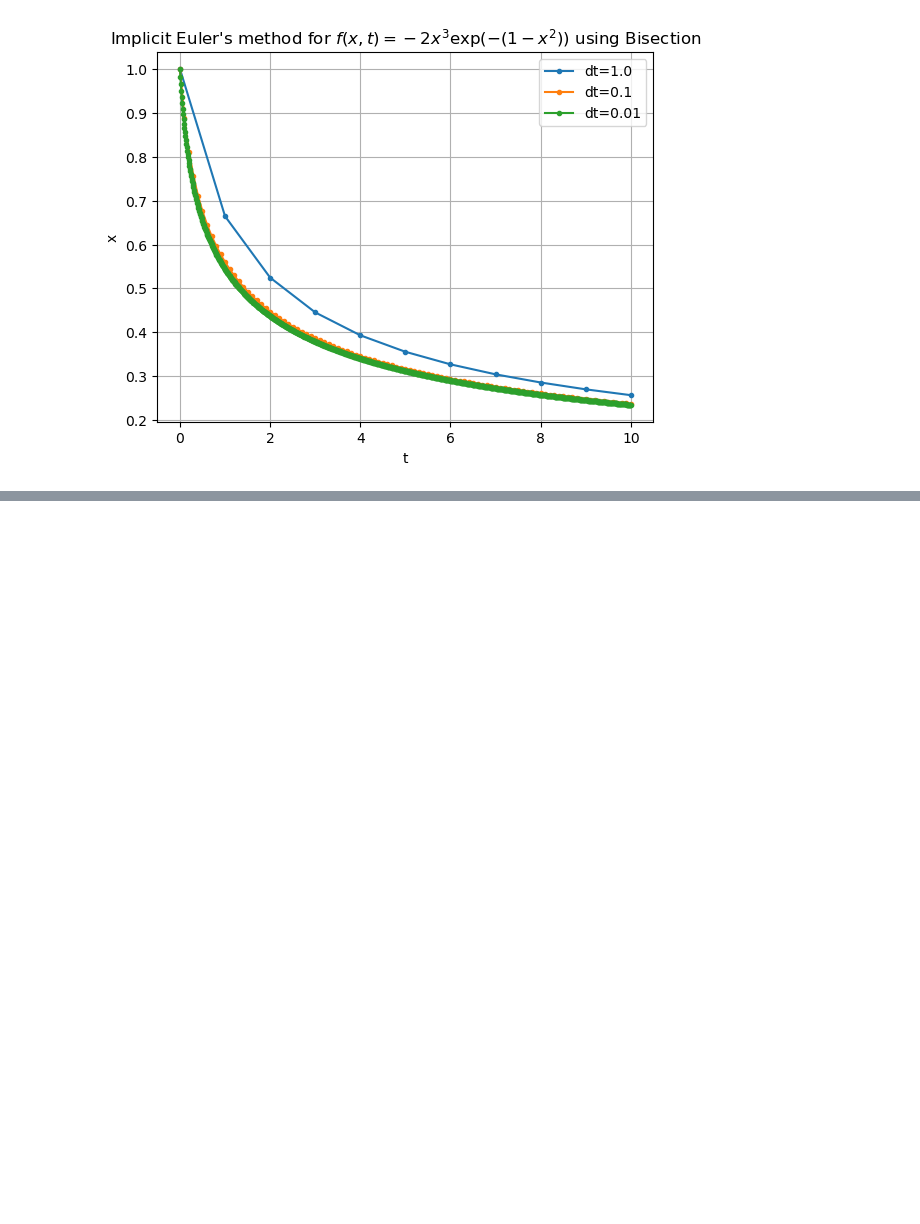
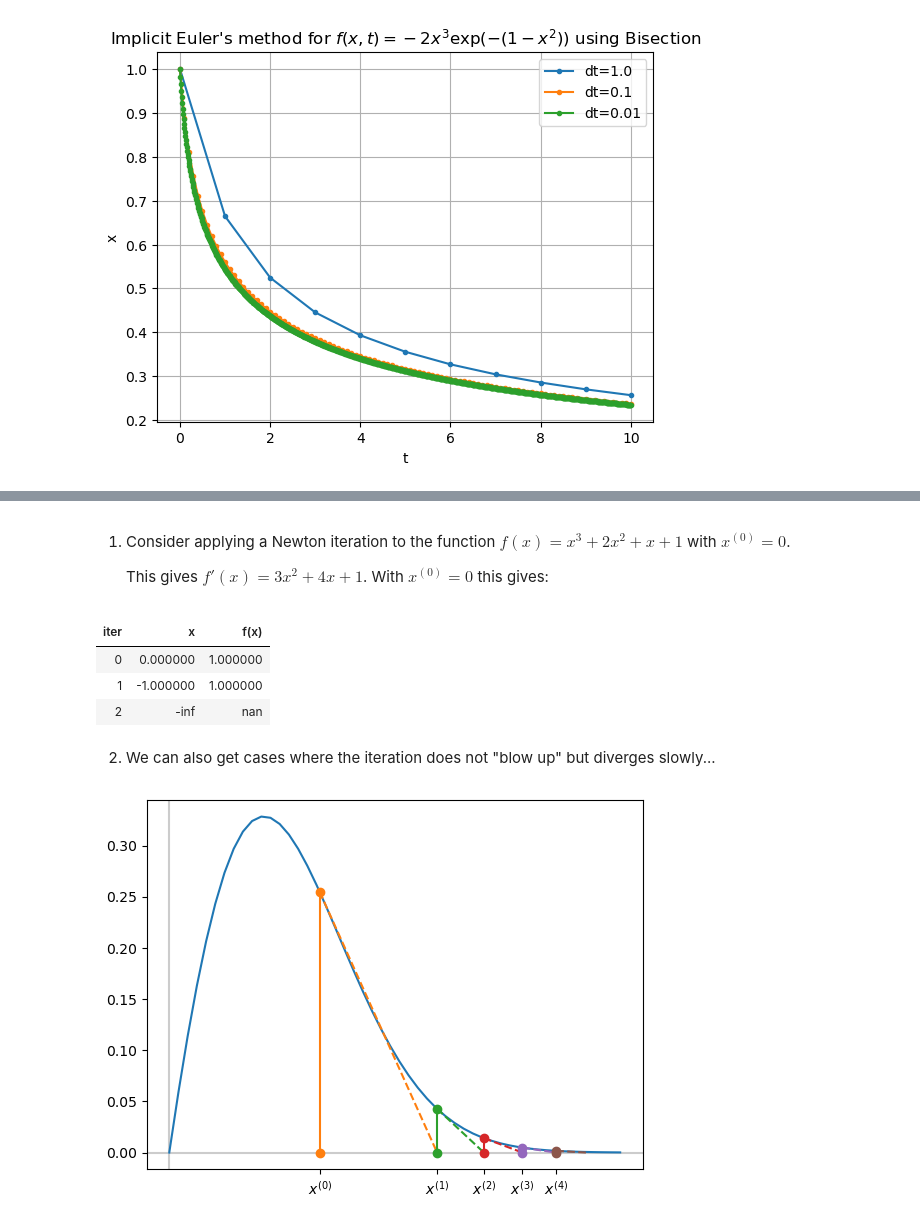
Before and after one commit to uol-soc-teachingrepos/COMP2421-Numerical-Computation, a Jupyter notebook: lec/lec15_.ipynb, the cells around one changed output, grey strips where cells are left out. Cells and saved outputs as stored; diff of their text form; code cells hidden in the pictures; blank space fills up the shorter version.

```diff
--- a/lec/lec15_.ipynb
+++ b/lec/lec15_.ipynb
@@ -322,0 +392,6 @@ plt.grid()
+# %%
+M = 1000
+P = 150000
+r = 5
+def f(x):
+    return M - P * ((r/1200)*(1+r/1200)**x) / ((1+r/1200)**x - 1)
@@ -322,0 +579,5 @@ plt.grid()
+# %%
+def f(x):
+    return (x-1)**2
+def df(x):
+    return 2*(x-1)
@@ -322,0 +602,49 @@ plt.grid()
+# %% [markdown]
+1.  Consider applying a Newton iteration to the function $f(x) = x^3 + 2 x^2 + x + 1$ with $x^{(0)} = 0$.
+
+    This gives $f'(x) = 3 x^2 + 4 x + 1$. With $x^{(0)} = 0$ this gives:
+# %%
+def f(x):
+    return x**3 + 2 * x**2 + x + 1
+def df(x):
+    return 3 * x**2 + 4 * x + 1
+
+newton(f, df, x0=0)
+# %% [output]
+| iter | x | f(x) |
+| 0 | 0.000000 | 1.000000 |
+| 1 | -1.000000 | 1.000000 |
+| 2 | -inf | nan |
+# %% [markdown]
+2.  We can also get cases where the iteration does not "blow up" but diverges slowly...
+# %%
+def f(t):
+    return np.log(t + 1) * np.exp(-(t ** 2))
+def df(t):
+    return np.exp(-(t ** 2)) / (t + 1) - 2 * t * np.log(t + 1) * np.exp(-(t ** 2))
+
+plt.axhline(0,color='0.8') # x = 0
+plt.axvline(0,color='0.8') # y = 0
+
+x = np.linspace(0, 3)
+y = f(x)
+
+plt.plot(x, y)
+
+x = 1.0
+ticks = []
+ticklabels = []
+
+for i in range(5):
+    p0 = plt.plot([x, x], [0, f(x)], "o-")
+    ticks.append(x)
+    ticklabels.append(r"$x^{(" + str(i) + ")}$")
+
+    x_new = x - f(x) / df(x)
+    plt.plot([x, x_new], [f(x), 0], '--', color=p0[0].get_color())
+    x = x_new
+
+plt.xticks(ticks, ticklabels)
+plt.show()
+# %% [output]
+[figure, added]
```
Also changed, not shown: parts of 33 cells of this notebook, 1 other file.
